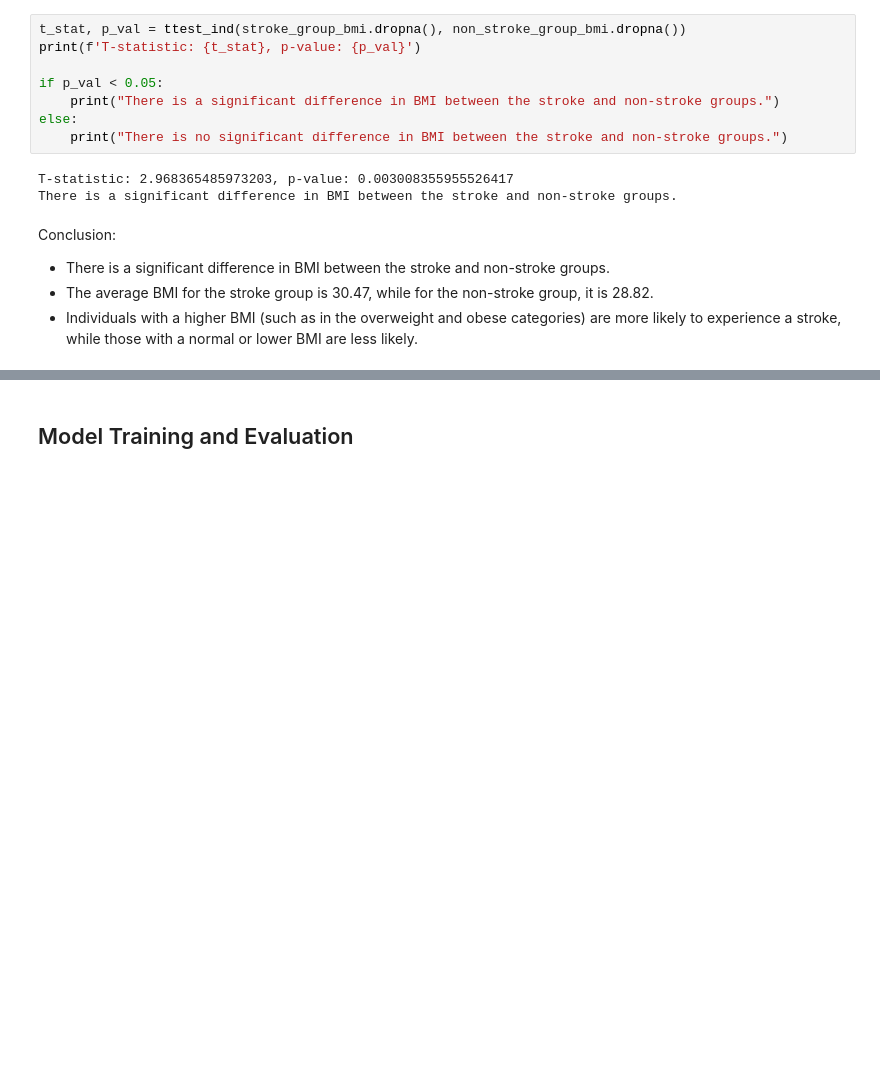
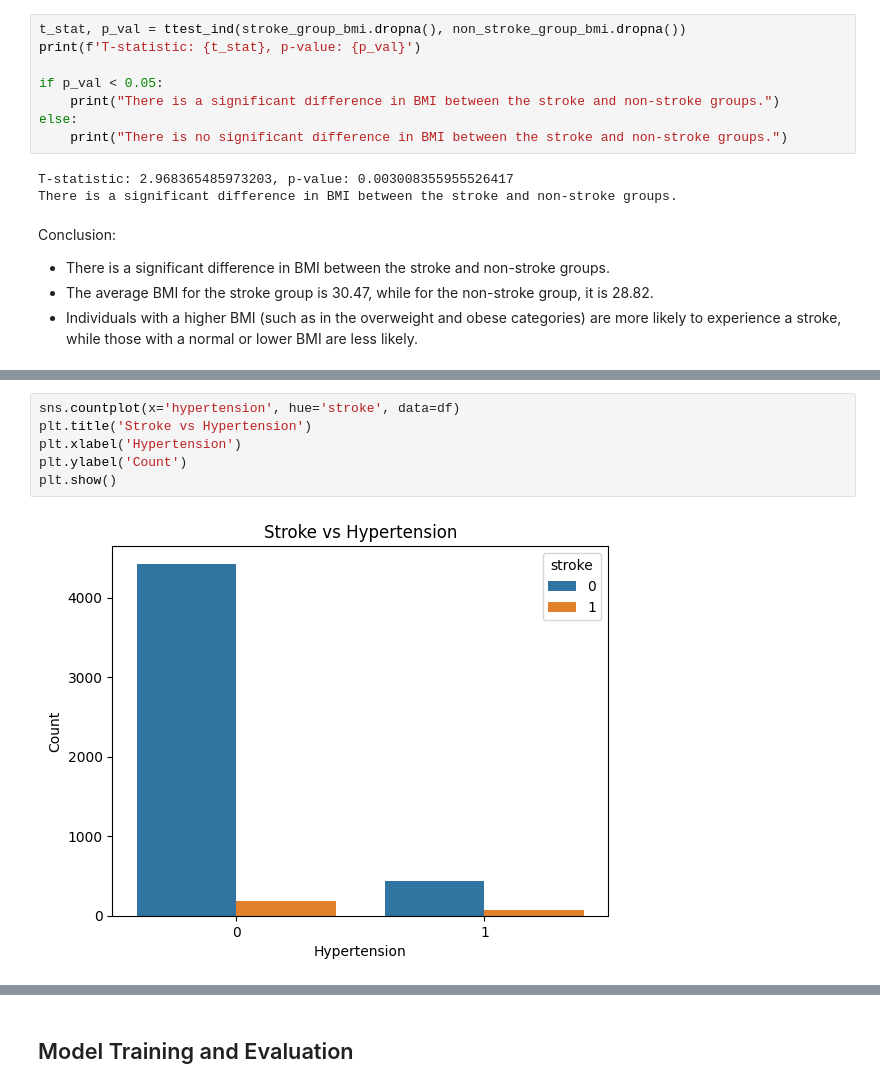
Before and after one commit to KejiaRuan/ECE-225A-Project-Brain-Stroke-Analysis-and-Prediction, a Jupyter notebook: data_analysis.ipynb, the cells around one changed output, grey strips where cells are left out. Drawn from its saved outputs; the diff is of its cells as text; blank space fills up the shorter version.

```diff
--- a/data_analysis.ipynb
+++ b/data_analysis.ipynb
@@ -532,0 +561,8 @@ Conclusion:
+# %%
+sns.countplot(x='hypertension', hue='stroke', data=df)
+plt.title('Stroke vs Hypertension')
+plt.xlabel('Hypertension')
+plt.ylabel('Count')
+plt.show()
+# %% [output]
+[figure, added]
```
Also changed, not shown: parts of 45 cells of this notebook.
